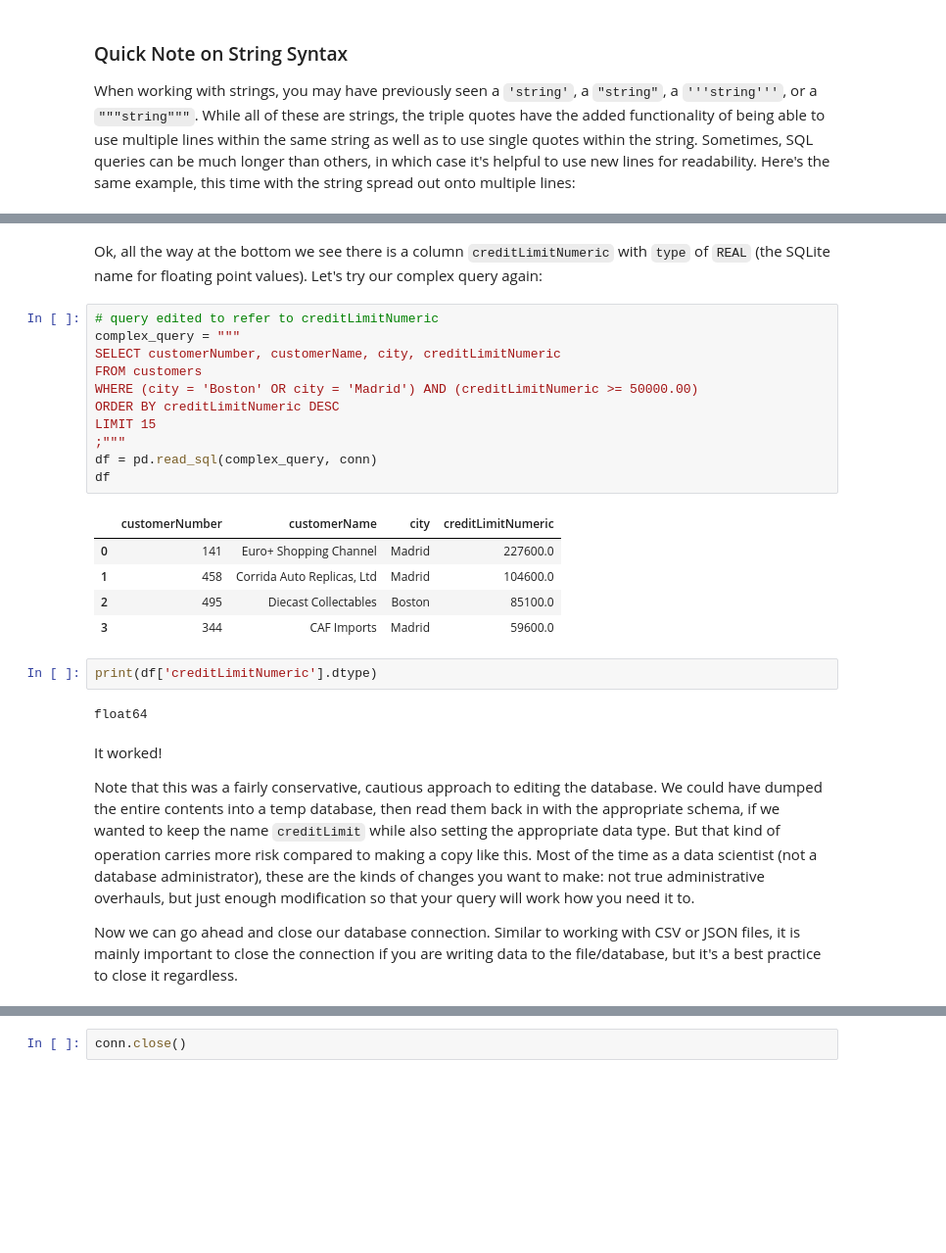
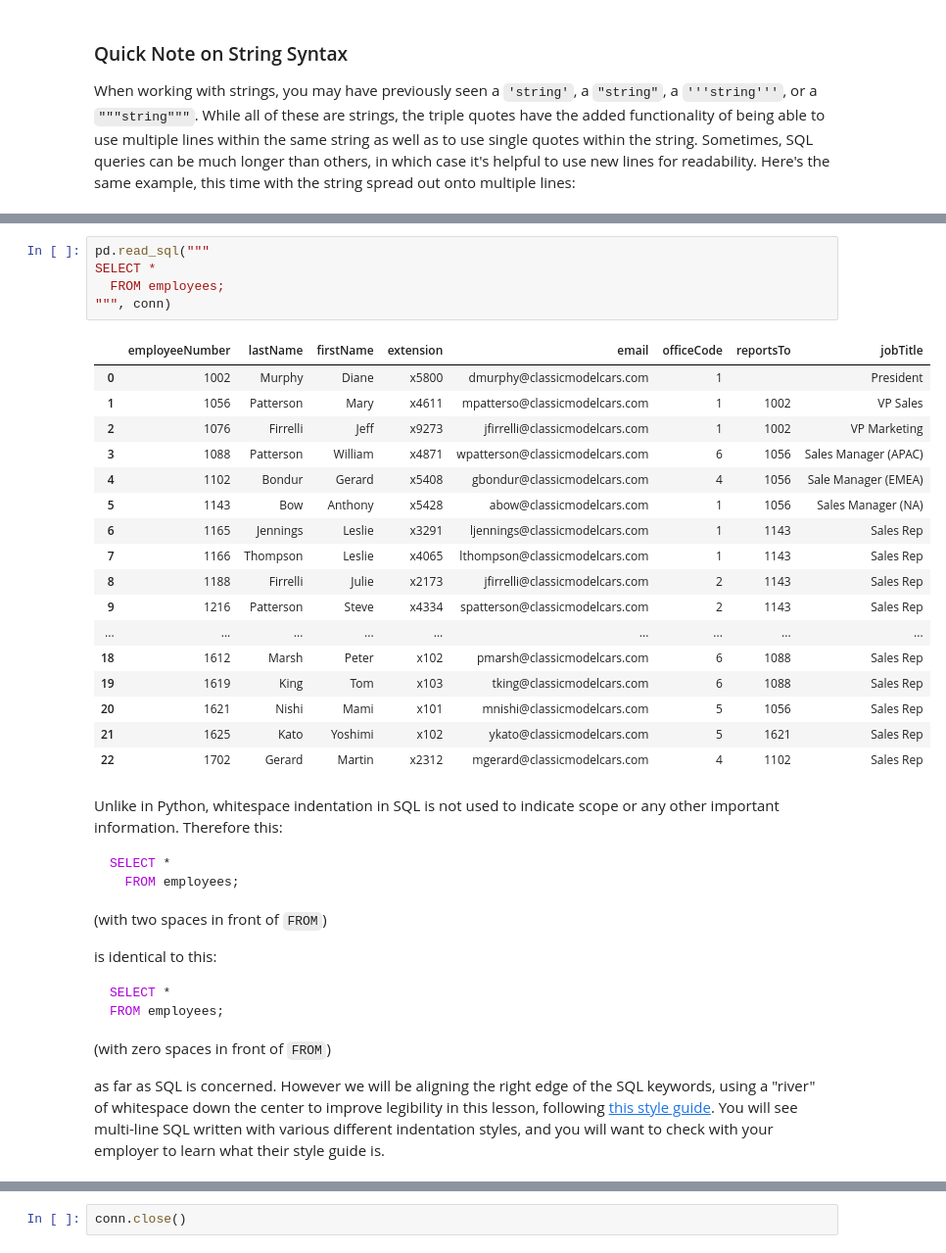
Before and after one commit to learn-co-curriculum/dsc-filtering-v2-4, a Jupyter notebook: index.ipynb, the cells around one changed output, grey strips where cells are left out. Shown: that part at 98% size. Cells and saved outputs as stored; diff of their text form; blank space fills up the shorter version.

````diff
--- a/index.ipynb
+++ b/index.ipynb
@@ -435,29 +54,43 @@ pd.read_sql("""PRAGMA table_info(customers)""", conn, index_col="cid")
-# %% [markdown]
-Ok, all the way at the bottom we see there is a column `creditLimitNumeric` with `type` of `REAL` (the SQLite name for floating point values). Let's try our complex query again:
-# %%
-# query edited to refer to creditLimitNumeric
-complex_query = """
-SELECT customerNumber, customerName, city, creditLimitNumeric
-FROM customers
-WHERE (city = 'Boston' OR city = 'Madrid') AND (creditLimitNumeric >= 50000.00)
-ORDER BY creditLimitNumeric DESC
-LIMIT 15
-;"""
-df = pd.read_sql(complex_query, conn)
-df
-# %% [output]
-|  | customerNumber | customerName | city | creditLimitNumeric |
-| 0 | 141 | Euro+ Shopping Channel | Madrid | 227600.0 |
-| 1 | 458 | Corrida Auto Replicas, Ltd | Madrid | 104600.0 |
-| 2 | 495 | Diecast Collectables | Boston | 85100.0 |
-| 3 | 344 | CAF Imports | Madrid | 59600.0 |
-# %%
-print(df['creditLimitNumeric'].dtype)
-# %% [output]
-float64
-# %% [markdown]
-It worked!
-
-Note that this was a fairly conservative, cautious approach to editing the database. We could have dumped the entire contents into a temp database, then read them back in with the appropriate schema, if we wanted to keep the name `creditLimit` while also setting the appropriate data type. But that kind of operation carries more risk compared to making a copy like this. Most of the time as a data scientist (not a database administrator), these are the kinds of changes you want to make: not true administrative overhauls, but just enough modification so that your query will work how you need it to.
-
-Now we can go ahead and close our database connection. Similar to working with CSV or JSON files, it is mainly important to close the connection if you are writing data to the file/database, but it's a best practice to close it regardless.
+# %%
+pd.read_sql("""
+SELECT *
+  FROM employees;
+""", conn)
+# %% [output]
+|  | employeeNumber | lastName | firstName | extension | email | officeCode | reportsTo | jobTitle |
+| 0 | 1002 | Murphy | Diane | x5800 | dmurphy@classicmodelcars.com | 1 |  | President |
+| 1 | 1056 | Patterson | Mary | x4611 | mpatterso@classicmodelcars.com | 1 | 1002 | VP Sales |
+| 2 | 1076 | Firrelli | Jeff | x9273 | jfirrelli@classicmodelcars.com | 1 | 1002 | VP Marketing |
+| 3 | 1088 | Patterson | William | x4871 | wpatterson@classicmodelcars.com | 6 | 1056 | Sales Manager (APAC) |
+| 4 | 1102 | Bondur | Gerard | x5408 | gbondur@classicmodelcars.com | 4 | 1056 | Sale Manager (EMEA) |
+| 5 | 1143 | Bow | Anthony | x5428 | abow@classicmodelcars.com | 1 | 1056 | Sales Manager (NA) |
+| 6 | 1165 | Jennings | Leslie | x3291 | ljennings@classicmodelcars.com | 1 | 1143 | Sales Rep |
+| 7 | 1166 | Thompson | Leslie | x4065 | lthompson@classicmodelcars.com | 1 | 1143 | Sales Rep |
+| 8 | 1188 | Firrelli | Julie | x2173 | jfirrelli@classicmodelcars.com | 2 | 1143 | Sales Rep |
+| 9 | 1216 | Patterson | Steve | x4334 | spatterson@classicmodelcars.com | 2 | 1143 | Sales Rep |
+| ... | ... | ... | ... | ... | ... | ... | ... | ... |
+| 18 | 1612 | Marsh | Peter | x102 | pmarsh@classicmodelcars.com | 6 | 1088 | Sales Rep |
+| 19 | 1619 | King | Tom | x103 | tking@classicmodelcars.com | 6 | 1088 | Sales Rep |
+| 20 | 1621 | Nishi | Mami | x101 | mnishi@classicmodelcars.com | 5 | 1056 | Sales Rep |
+| 21 | 1625 | Kato | Yoshimi | x102 | ykato@classicmodelcars.com | 5 | 1621 | Sales Rep |
+| 22 | 1702 | Gerard | Martin | x2312 | mgerard@classicmodelcars.com | 4 | 1102 | Sales Rep |
+# %% [markdown]
+Unlike in Python, whitespace indentation in SQL is not used to indicate scope or any other important information. Therefore this:
+
+```sql
+SELECT *
+  FROM employees;
+```
+
+(with two spaces in front of `FROM`)
+
+is identical to this:
+
+```sql
+SELECT *
+FROM employees;
+```
+
+(with zero spaces in front of `FROM`)
+
+as far as SQL is concerned. However we will be aligning the right edge of the SQL keywords, using a "river" of whitespace down the center to improve legibility in this lesson, following [this style guide](https://www.sqlstyle.guide/). You will see multi-line SQL written with various different indentation styles, and you will want to check with your employer to learn what their style guide is.
````
Also changed, not shown: parts of 114 cells of this notebook, 1 other file.
